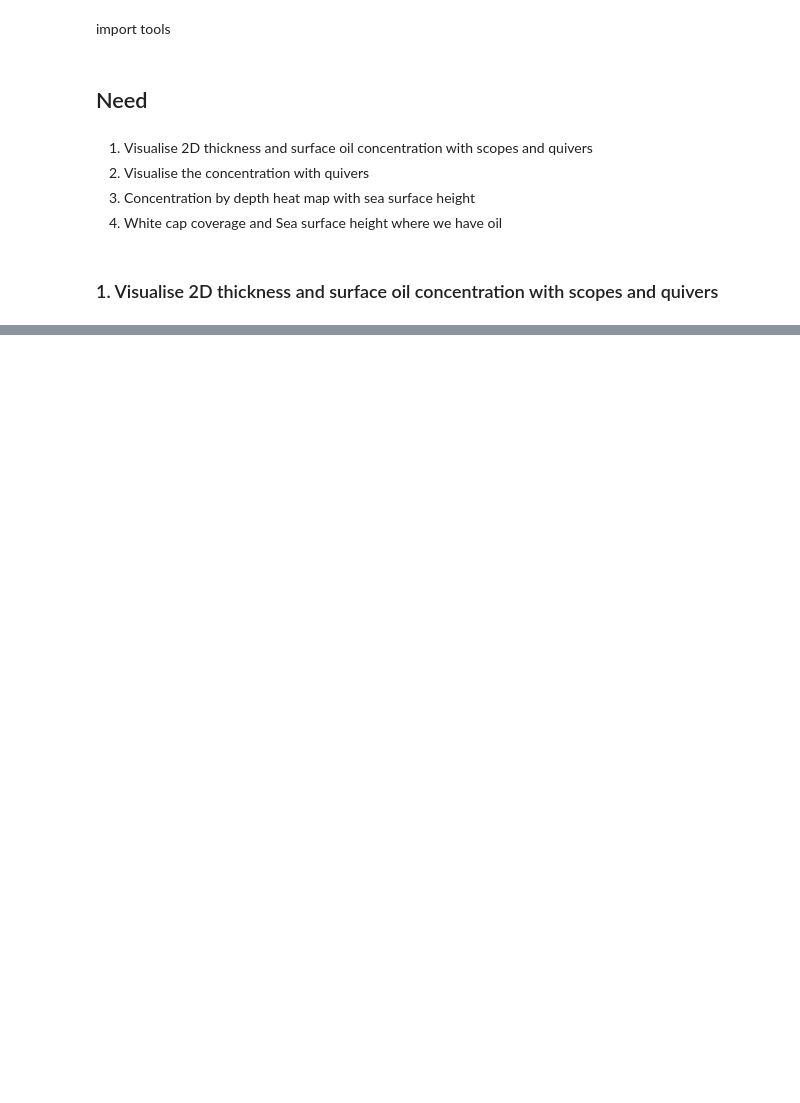
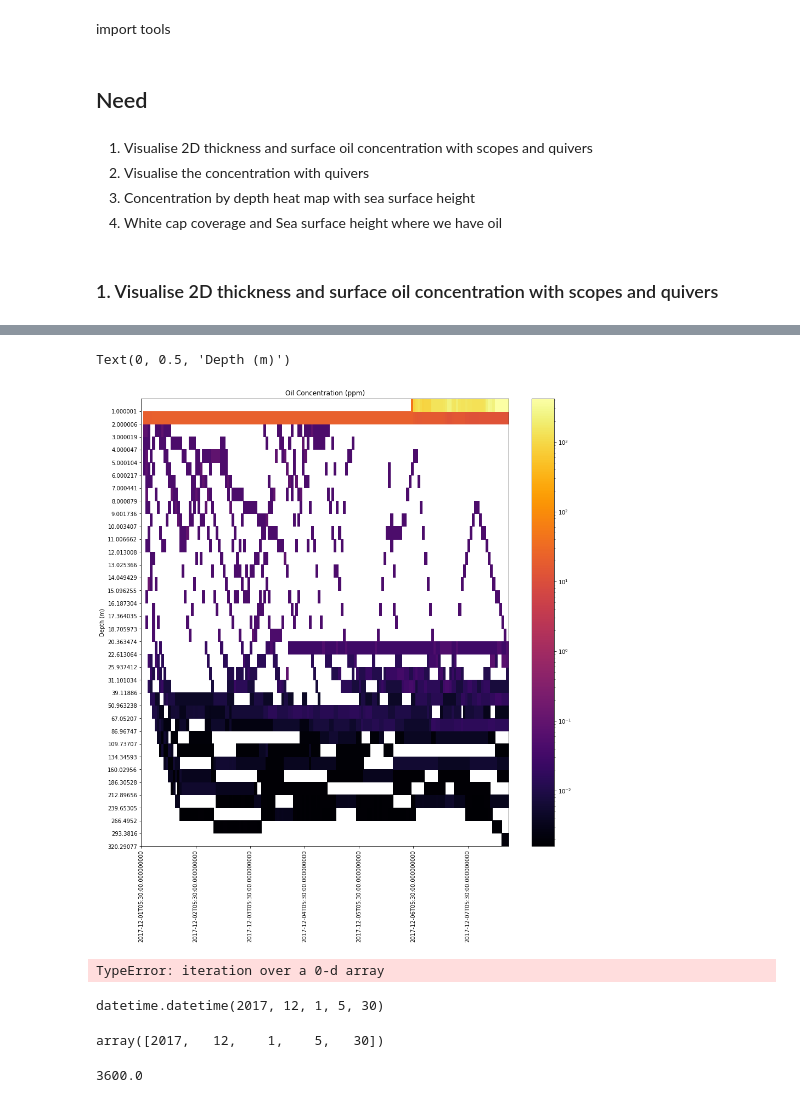
Before and after one commit to ambhudia/analysis-ashutosh, a Jupyter notebook: oil_graphics.ipynb, the cells around one changed output, grey strips where cells are left out. Cells and saved outputs as stored; diff of their text form; code cells hidden in the pictures; blank space fills up the shorter version.

```diff
--- a/oil_graphics.ipynb
+++ b/oil_graphics.ipynb
@@ -359,0 +604,5 @@ msf
+# %%
+conc_heatmap('/home/abhudia/viz_test/oil.nc')
+# %% [output]
+Text(0, 0.5, 'Depth (m)')
+[figure, added]
@@ -359,0 +612,16 @@ msf
+# %%
+yr, mo, day, hr, mins, s = np.asarray(xr.open_dataset('/home/abhudia/viz_test/oil.nc').time[0].values.astype('datetime64[s]').astype(datetime.datetime))
+# %% [output]
+TypeError: iteration over a 0-d array
+# %%
+xr.open_dataset('/home/abhudia/viz_test/oil.nc').time[0].values.astype('datetime64[s]').astype(datetime.datetime)
+# %% [output]
+datetime.datetime(2017, 12, 1, 5, 30)
+# %%
+np.asarray([2017, 12, 1, 5, 30])
+# %% [output]
+array([2017,   12,    1,    5,   30])
+# %%
+(datetime.datetime(2017, 12, 1, 6, 30) - datetime.datetime(2017, 12, 1, 5, 30)).total_seconds()
+# %% [output]
+3600.0
```
Also changed, not shown: parts of 24 cells of this notebook, 2 other files.
